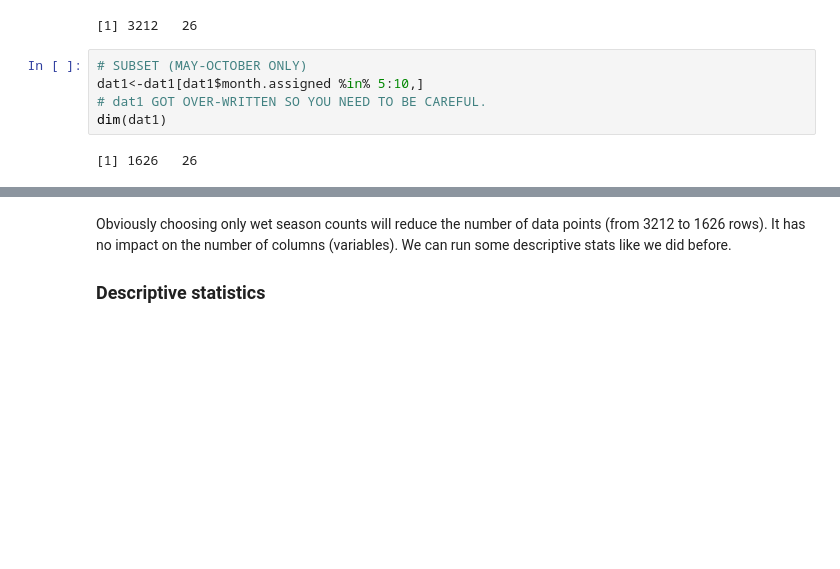
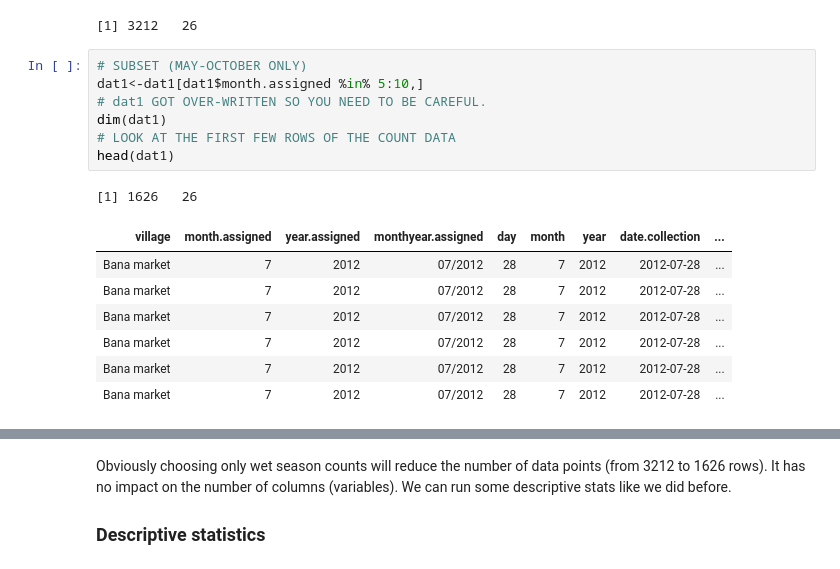
Before and after one commit to tinyuhui/PSC_modelling, a Jupyter notebook: notebook2.ipynb, the cells around one changed output, grey strips where cells are left out. Saved outputs shown, nothing was run; the diff lists cells and outputs as text; blank space fills up the shorter version.

```diff
--- a/notebook2.ipynb
+++ b/notebook2.ipynb
@@ -40,7 +40,16 @@ Loading required package: MASS
 # %%
 # SUBSET (MAY-OCTOBER ONLY)
 dat1<-dat1[dat1$month.assigned %in% 5:10,]
 # dat1 GOT OVER-WRITTEN SO YOU NEED TO BE CAREFUL.
 dim(dat1)
+# LOOK AT THE FIRST FEW ROWS OF THE COUNT DATA
+head(dat1)
 # %% [output]
 [1] 1626   26
+| village | month.assigned | year.assigned | monthyear.assigned | day | month | year | date.collection | ... |
+| Bana market | 7 | 2012 | 07/2012 | 28 | 7 | 2012 | 2012-07-28 | ... |
+| Bana market | 7 | 2012 | 07/2012 | 28 | 7 | 2012 | 2012-07-28 | ... |
+| Bana market | 7 | 2012 | 07/2012 | 28 | 7 | 2012 | 2012-07-28 | ... |
+| Bana market | 7 | 2012 | 07/2012 | 28 | 7 | 2012 | 2012-07-28 | ... |
+| Bana market | 7 | 2012 | 07/2012 | 28 | 7 | 2012 | 2012-07-28 | ... |
+| Bana market | 7 | 2012 | 07/2012 | 28 | 7 | 2012 | 2012-07-28 | ... |
```
Also changed, not shown: parts of 9 cells of this notebook, 1 other file.
